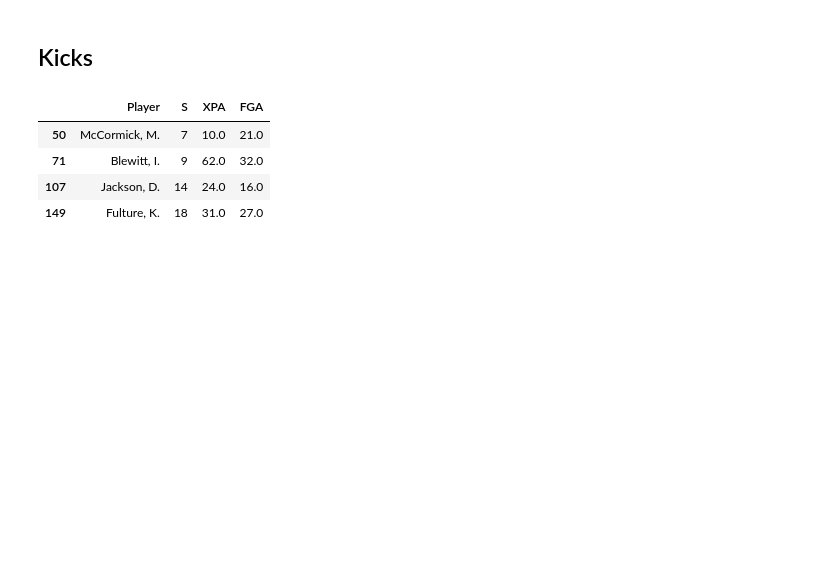
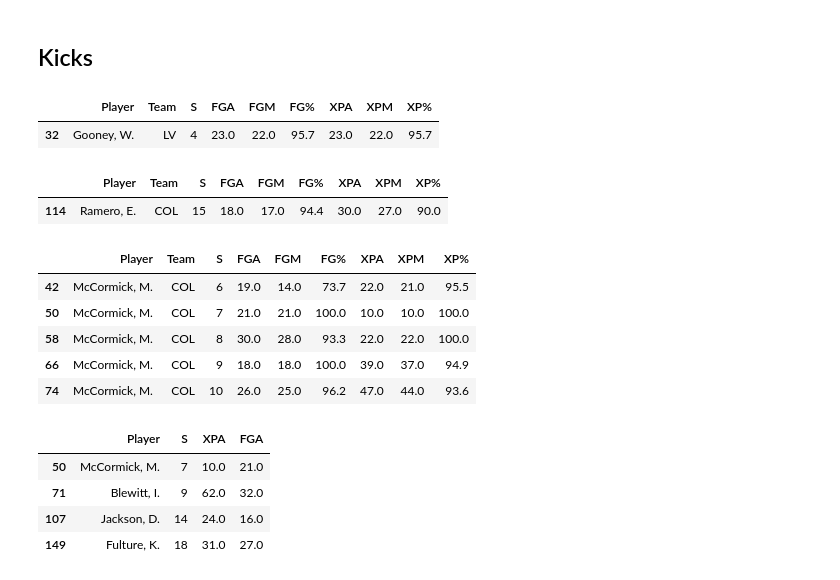
Before and after one commit to infinitempg/kicker-correlations, a Jupyter notebook: micycle.ipynb, the cells around one changed output. Drawn from its saved outputs; the diff is of its cells as text; code cells hidden in the pictures; blank space fills up the shorter version.

```diff
--- a/micycle.ipynb
+++ b/micycle.ipynb
@@ -12,6 +12,25 @@ plt.style.use('fivethirtyeight')
 kickDF = pd.read_csv('KickingDF.csv')
 # kickDF = kickDF.drop(121)
 kickDF2 = kickDF[kickDF['FGA'] >= 10]
+# %%
+kickDF[kickDF['Player'] == 'Gooney, W.'][['Player','Team','S','FGA','FGM','FG%','XPA','XPM','XP%']]
+# %% [output]
+|  | Player | Team | S | FGA | FGM | FG% | XPA | XPM | XP% |
+| 32 | Gooney, W. | LV | 4 | 23.0 | 22.0 | 95.7 | 23.0 | 22.0 | 95.7 |
+# %%
+kickDF[kickDF['Player'] == 'Ramero, E.'][['Player','Team','S','FGA','FGM','FG%','XPA','XPM','XP%']]
+# %% [output]
+|  | Player | Team | S | FGA | FGM | FG% | XPA | XPM | XP% |
+| 114 | Ramero, E. | COL | 15 | 18.0 | 17.0 | 94.4 | 30.0 | 27.0 | 90.0 |
+# %%
+kickDF[kickDF['Player'] == 'McCormick, M.'][['Player','Team','S','FGA','FGM','FG%','XPA','XPM','XP%']]
+# %% [output]
+|  | Player | Team | S | FGA | FGM | FG% | XPA | XPM | XP% |
+| 42 | McCormick, M. | COL | 6 | 19.0 | 14.0 | 73.7 | 22.0 | 21.0 | 95.5 |
+| 50 | McCormick, M. | COL | 7 | 21.0 | 21.0 | 100.0 | 10.0 | 10.0 | 100.0 |
+| 58 | McCormick, M. | COL | 8 | 30.0 | 28.0 | 93.3 | 22.0 | 22.0 | 100.0 |
+| 66 | McCormick, M. | COL | 9 | 18.0 | 18.0 | 100.0 | 39.0 | 37.0 | 94.9 |
+| 74 | McCormick, M. | COL | 10 | 26.0 | 25.0 | 96.2 | 47.0 | 44.0 | 93.6 |
 # %%
 kickDF[(kickDF['XP%'] == 100) & (kickDF['FG%'] == 100)][['Player','S','XPA','FGA']]
 # %% [output]
```
Also changed, not shown: parts of 7 cells of this notebook, 1 other file.
